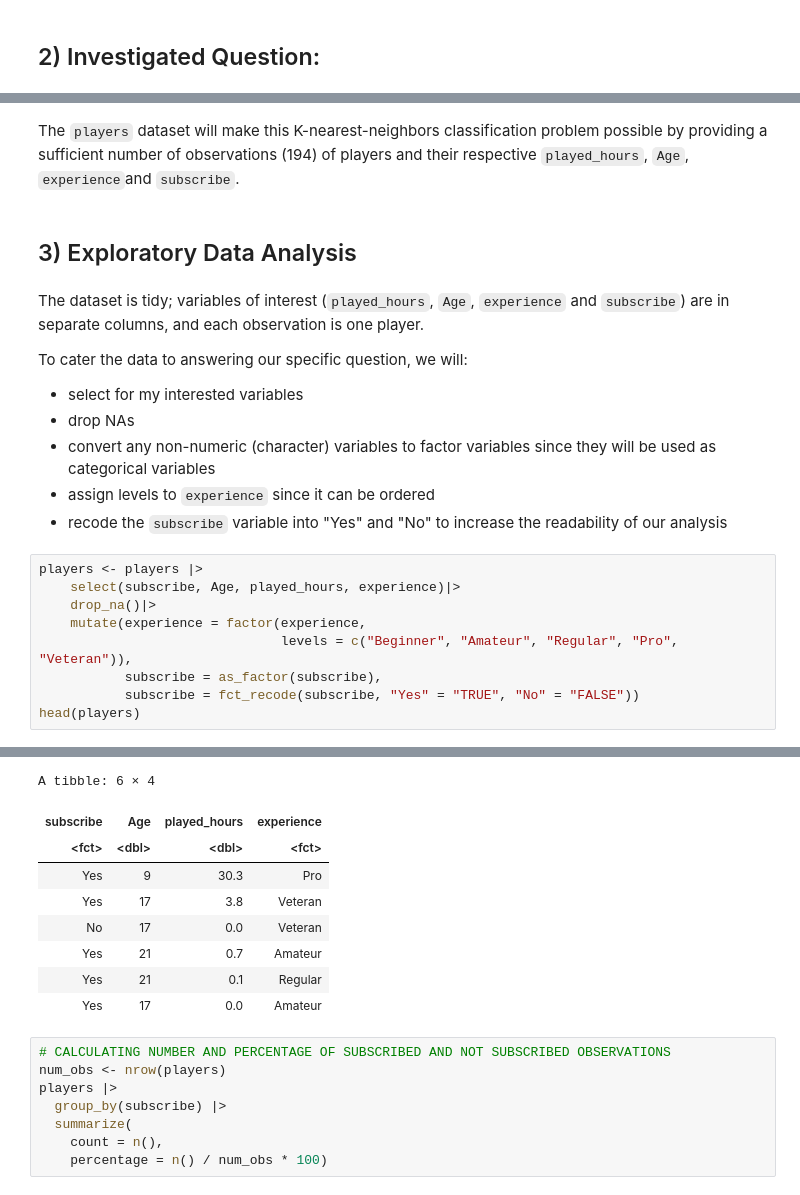
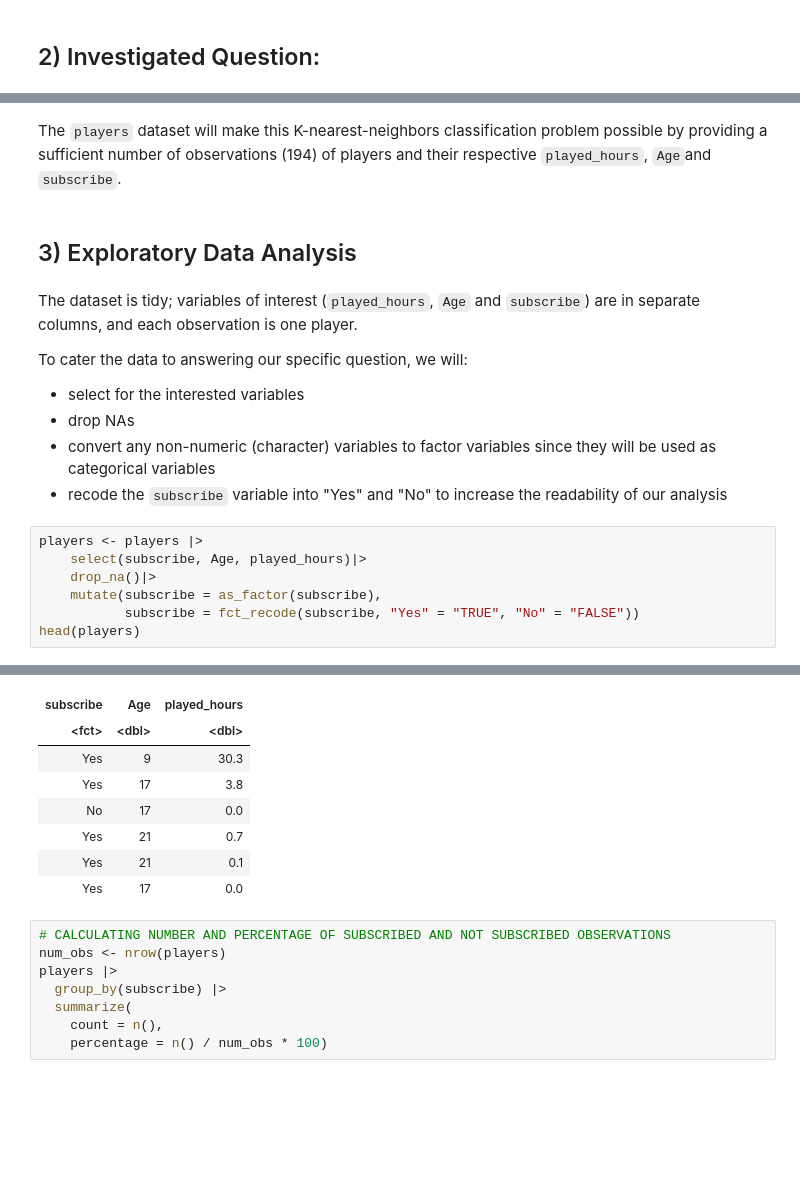
Before and after one commit to audreyw28/DSCI100-2025W1-004-42, a Jupyter notebook: final_project_report.ipynb, the cells around one changed output, grey strips where cells are left out. Cells and saved outputs as stored; diff of their text form; blank space fills up the shorter version.

```diff
--- a/final_project_report.ipynb
+++ b/final_project_report.ipynb
@@ -127,23 +108,20 @@ Therefore, our specific question is:
 # %% [markdown]
-The `players` dataset will make this K-nearest-neighbors classification problem possible by providing a sufficient number of observations (194) of players and their respective `played_hours`, `Age`, `experience`and `subscribe`.
+The `players` dataset will make this K-nearest-neighbors classification problem possible by providing a sufficient number of observations (194) of players and their respective `played_hours`, `Age`and `subscribe`.
 # %% [markdown]
 ## 3) Exploratory Data Analysis
 # %% [markdown]
-The dataset is tidy; variables of interest (`played_hours`, `Age`, `experience` and `subscribe`) are in separate columns, and each observation is one player.
+The dataset is tidy; variables of interest (`played_hours`, `Age` and `subscribe`) are in separate columns, and each observation is one player.
 
 To cater the data to answering our specific question, we will:
-- select for my interested variables
+- select for the interested variables
 - drop NAs
 - convert any non-numeric (character) variables to factor variables since they will be used as categorical variables
-- assign levels to `experience` since it can be ordered
 - recode the `subscribe` variable into "Yes" and "No" to increase the readability of our analysis
 # %%
 players <- players |>
-    select(subscribe, Age, played_hours, experience)|>
+    select(subscribe, Age, played_hours)|>
     drop_na()|>
-    mutate(experience = factor(experience,
-                               levels = c("Beginner", "Amateur", "Regular", "Pro", "Veteran")),
-           subscribe = as_factor(subscribe),
+    mutate(subscribe = as_factor(subscribe),
            subscribe = fct_recode(subscribe, "Yes" = "TRUE", "No" = "FALSE"))
 head(players)
 # %% [output]
@@ -155,12 +129,11 @@ Caused by warning:
-A tibble: 6 × 4
-| subscribe | Age | played_hours | experience |
-| <fct> | <dbl> | <dbl> | <fct> |
-| Yes | 9 | 30.3 | Pro |
-| Yes | 17 | 3.8 | Veteran |
-| No | 17 | 0.0 | Veteran |
-| Yes | 21 | 0.7 | Amateur |
-| Yes | 21 | 0.1 | Regular |
-| Yes | 17 | 0.0 | Amateur |
+| subscribe | Age | played_hours |
+| <fct> | <dbl> | <dbl> |
+| Yes | 9 | 30.3 |
+| Yes | 17 | 3.8 |
+| No | 17 | 0.0 |
+| Yes | 21 | 0.7 |
+| Yes | 21 | 0.1 |
+| Yes | 17 | 0.0 |
 # %%
 # CALCULATING NUMBER AND PERCENTAGE OF SUBSCRIBED AND NOT SUBSCRIBED OBSERVATIONS
 num_obs <- nrow(players)
```
Also changed, not shown: parts of 28 cells of this notebook.
